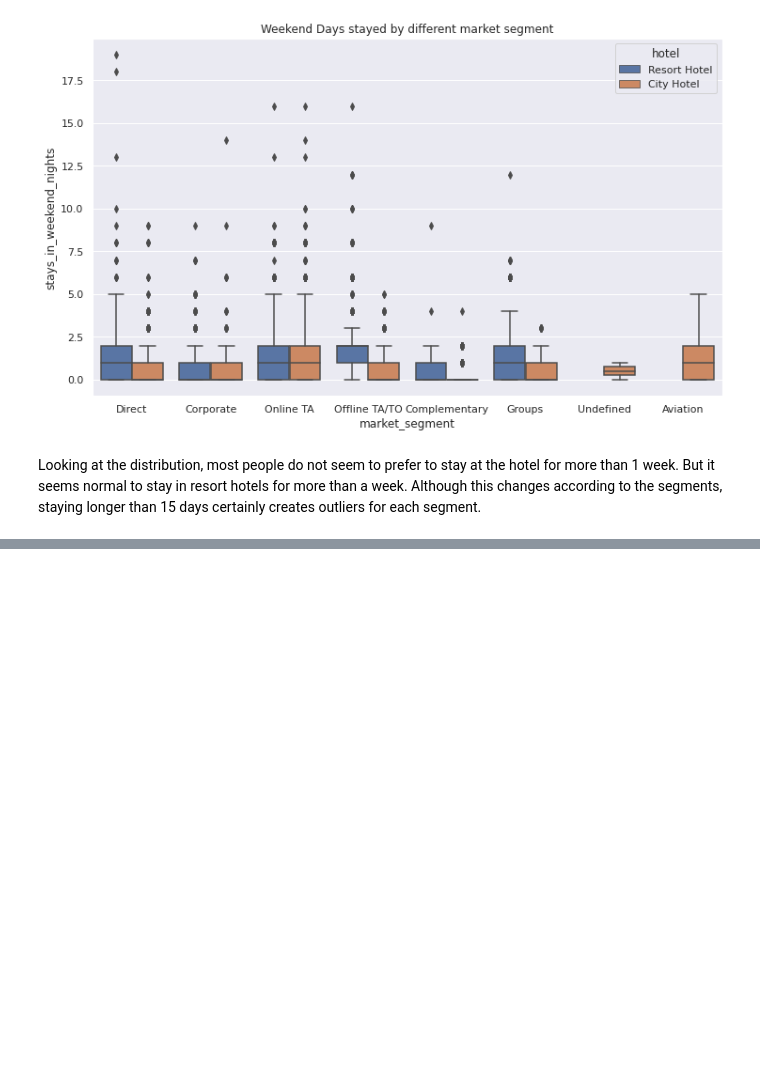
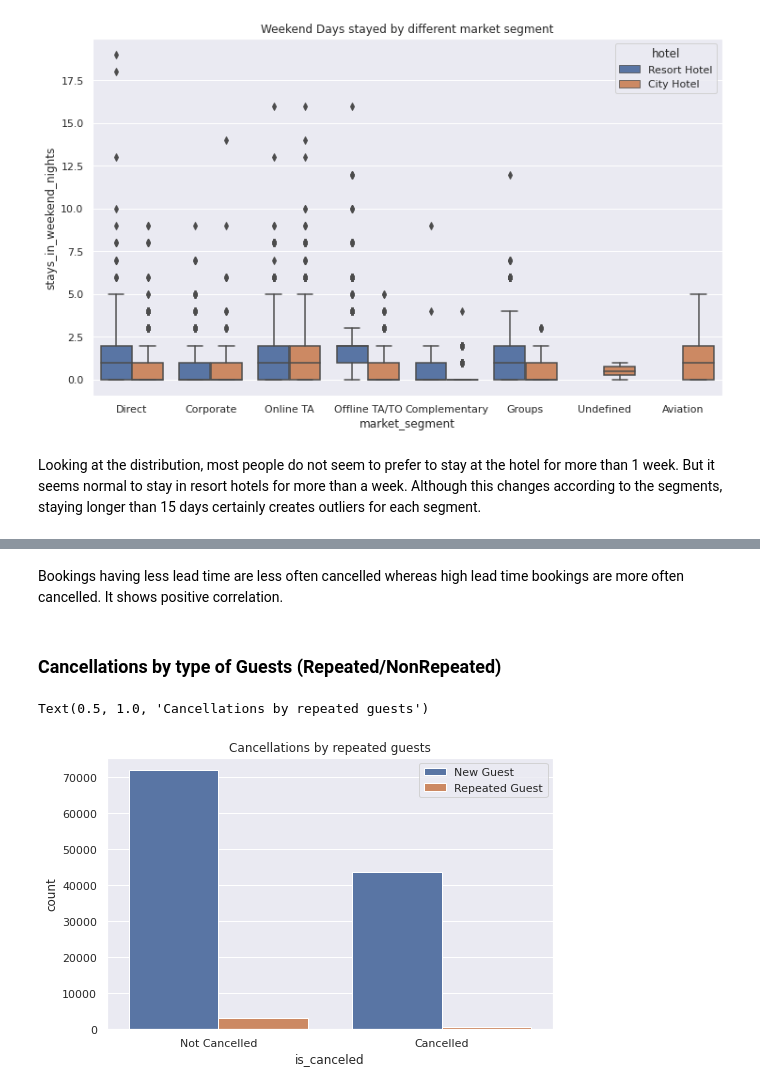
Before and after one commit to ayush9304/Hotel-Booking-Analysis-EDA, a Jupyter notebook: Hotel_Booking_Analysis_EDA.ipynb, the cells around one changed output, grey strips where cells are left out. Drawn from its saved outputs; the diff is of its cells as text; code cells hidden in the pictures; blank space fills up the shorter version.

```diff
--- a/Hotel_Booking_Analysis_EDA.ipynb
+++ b/Hotel_Booking_Analysis_EDA.ipynb
@@ -497,0 +569,13 @@ Looking at the distribution, most people do not seem to prefer to stay at the ho
+# %% [markdown]
+Bookings having less lead time are less often cancelled whereas high lead time bookings are more often cancelled. It shows positive correlation.
+# %% [markdown]
+### Cancellations by type of Guests (Repeated/NonRepeated)
+# %%
+plt.figure(figsize=(8,5))
+sns.countplot(x = "is_canceled", hue = 'is_repeated_guest', data = df)
+plt.legend(['New Guest', 'Repeated Guest'])
+plt.xticks(ticks=[0,1], labels=['Not Cancelled', 'Cancelled'])
+plt.title("Cancellations by repeated guests")
+# %% [output]
+Text(0.5, 1.0, 'Cancellations by repeated guests')
+[figure, added]
```
Also changed, not shown: parts of 12 cells of this notebook.
